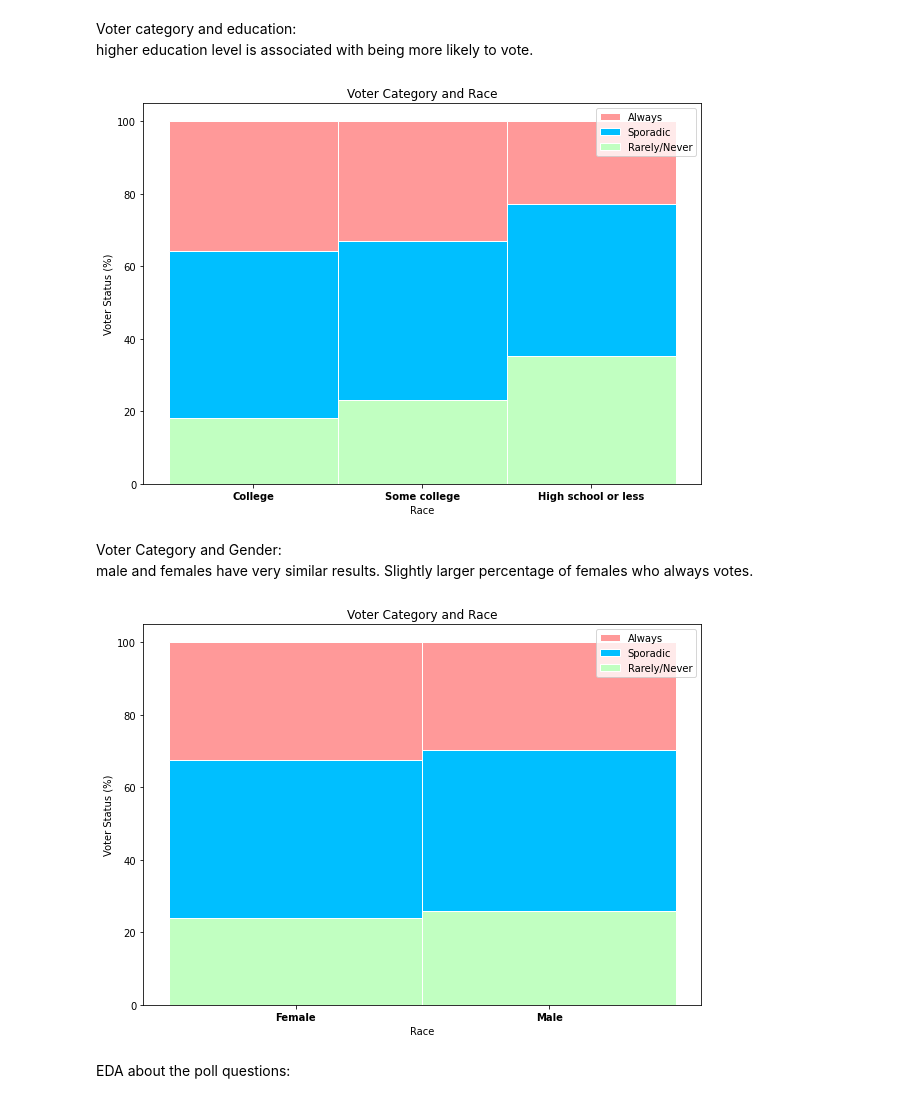
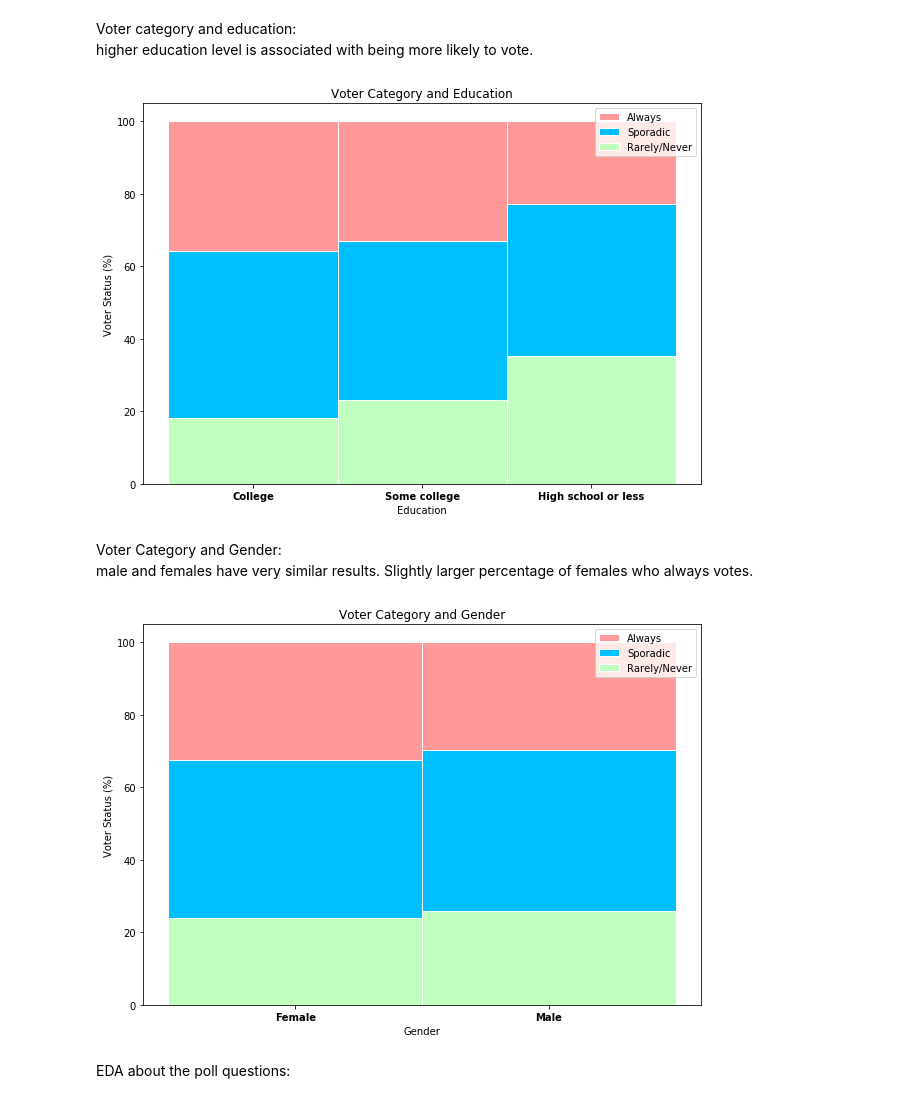
Before and after one commit to emilyona/2950datascienceproject, a Jupyter notebook: voter_project.ipynb, the cells around one changed output. Drawn from its saved outputs; the diff is of its cells as text; code cells hidden in the pictures.

```diff
--- a/voter_project.ipynb
+++ b/voter_project.ipynb
@@ -182,36 +183,36 @@ for category in sub.voter_category.unique():
     for edu in sub.education.unique():
         educat = categorydf[categorydf['education'] == edu]
         vals.append(len(educat))
     dict[category] = vals
 
 # stacked bar plot
 x = sub.education.unique()
 always = np.array(dict['always'])
 sporadic = np.array(dict['sporadic'])
 rarely = np.array(dict['rarely/never'])
 total = always+sporadic+rarely
 proportion_always = np.true_divide(always, total) * 100
 proportion_sporadic = np.true_divide(sporadic, total) * 100
 proportion_rarely = np.true_divide(rarely, total) * 100
 
 #add colors
 colors = ['#FF9999', '#00BFFF','#C1FFC1','#CAE1FF','#FFDEAD']
 # The position of the bars on the x-axis
 r = range(len(x))
 barWidth = 1
 #plot bars
 plt.figure(figsize = (10,7))
 ax1 = plt.bar(r, proportion_always, bottom = proportion_sporadic + proportion_rarely, color = colors[0], edgecolor = 'white', width = barWidth, label = 'Always')
 ax3 = plt.bar(r, proportion_sporadic, bottom = proportion_rarely, color = colors[1], edgecolor = 'white', width = barWidth, label = 'Sporadic')
 ax4 = plt.bar(r, proportion_rarely, color = colors[2], edgecolor = 'white', width=barWidth, label = 'Rarely/Never')
 plt.legend()
 plt.xticks(r, x, fontweight = 'bold')
-plt.xlabel("Race")
+plt.xlabel("Education")
 plt.ylabel("Voter Status (%)")
-plt.title("Voter Category and Race")
+plt.title("Voter Category and Education")
 plt.show()
 # %% [output]
-[figure, old version]
+[figure, new version]
 # %% [markdown]
 Voter Category and Gender:
 <br>
@@ -250,12 +251,12 @@ ax3 = plt.bar(r, proportion_sporadic, bottom = proportion_rarely, color = colors
 ax4 = plt.bar(r, proportion_rarely, color = colors[2], edgecolor = 'white', width=barWidth, label = 'Rarely/Never')
 plt.legend()
 plt.xticks(r, x, fontweight = 'bold')
-plt.xlabel("Race")
+plt.xlabel("Gender")
 plt.ylabel("Voter Status (%)")
-plt.title("Voter Category and Race")
+plt.title("Voter Category and Gender")
 plt.show()
 # %% [output]
-[figure, old version]
+[figure, new version]
 # %% [markdown]
 EDA about the poll questions:
 # %% [markdown]
```
Also changed, not shown: parts of 1 cell of this notebook.
